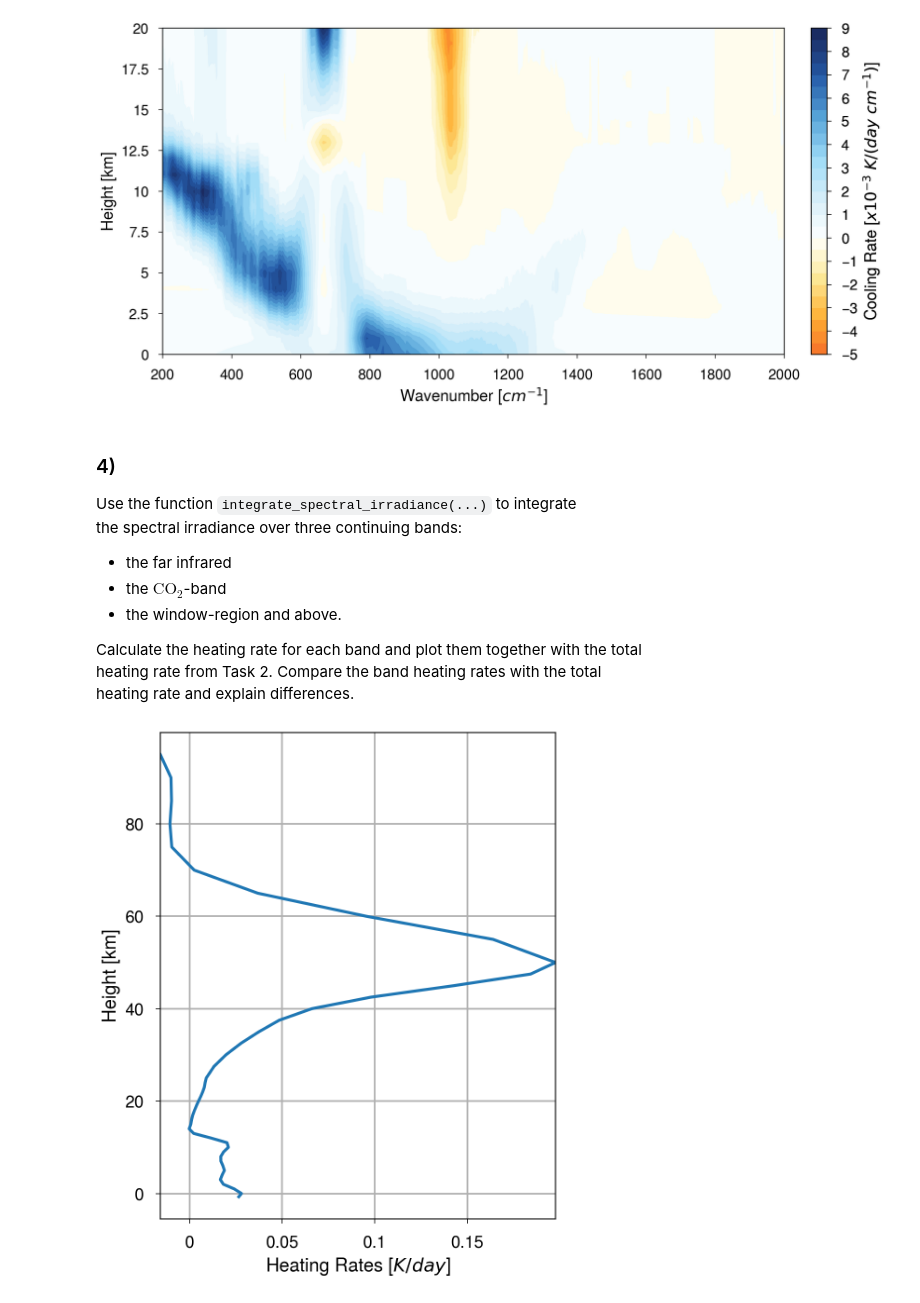
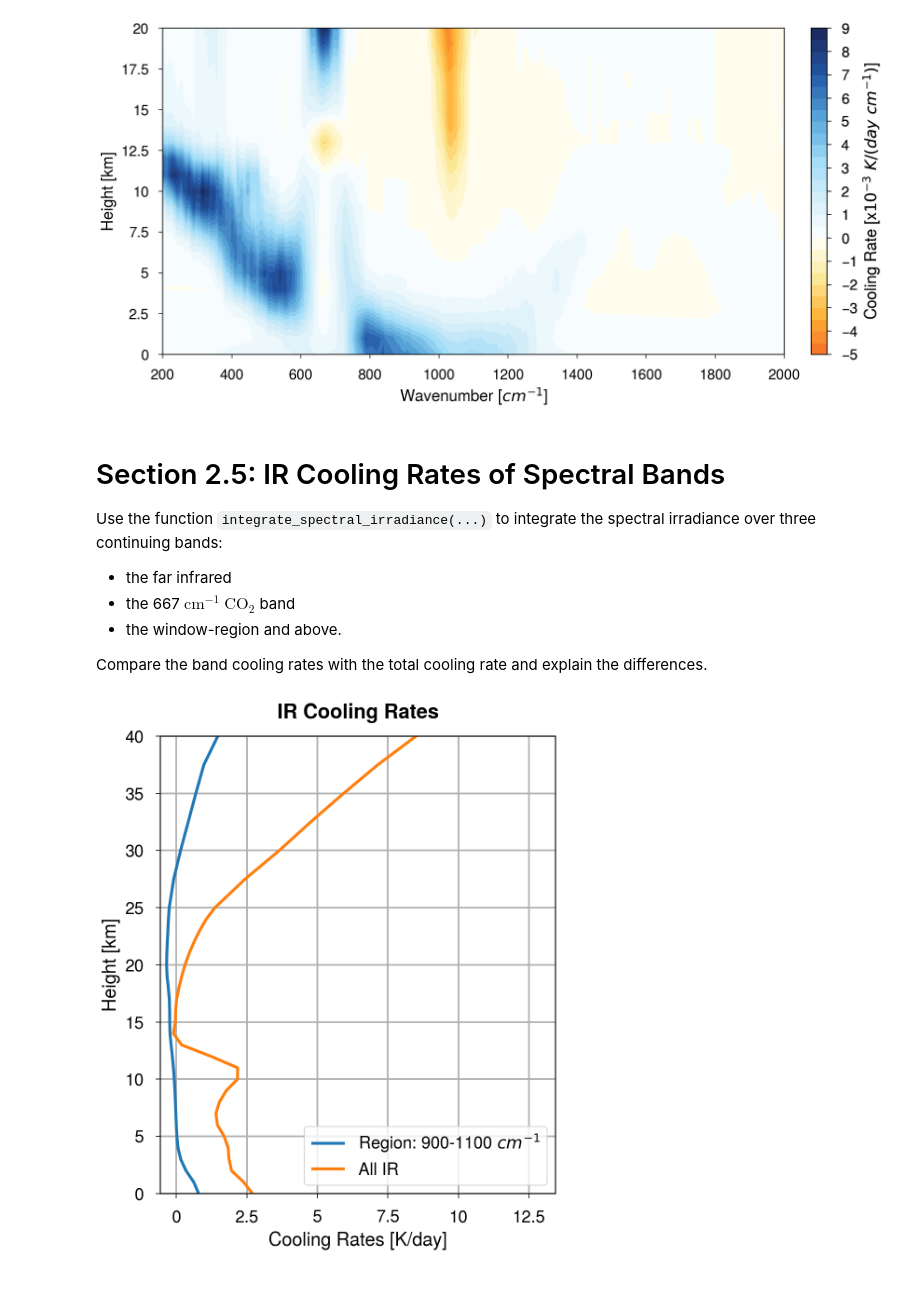
Before and after one commit to wblumberg/ESCI345, a Jupyter notebook: 10.Radiative_Fluxes_and_Heating/heating_rates.ipynb, the cells around one changed output. Drawn from its saved outputs; the diff is of its cells as text; code cells hidden in the pictures.

```diff
--- a/10.Radiative_Fluxes_and_Heating/heating_rates.ipynb
+++ b/10.Radiative_Fluxes_and_Heating/heating_rates.ipynb
@@ -113,13 +133,13 @@ def calc_heatingrates(z, p, T, Fnet):
         heating_rate = grad_flux * (1./(density * Cp).squeeze()).T
 
 
-    return heating_rate, z
+    return heating_rate*3600*24, z
 # %%
 # Calculate heating rate and plot it
 net_flux = flux_upward - flux_downward
-HR,zp_lay = calc_heatingrates(z, p, T, net_flux)
+total_heating,zp_lay = calc_heatingrates(z, p, T, net_flux)
 fig, axs = pplt.subplots(ncols=1, nrows=1, figsize=(5,6))
-axs.plot(HR.squeeze()* 3600*24, z/1000.)
-axs.format(grid=True, ylabel="Height [km]", xlabel="Heating Rates [$K/day$]")
+axs.plot(total_heating.squeeze(), z/1000.)
+axs.format(grid=True, ylabel="Height [km]", xlabel="Cooling Rate [K/day]")
 pplt.show()
 # %% [output]
@@ -193,26 +221,32 @@ pplt.show()
 # %% [output]
 [figure]
 # %% [markdown]
-### 4)
-Use the function `integrate_spectral_irradiance(...)` to integrate
-the spectral irradiance over three continuing bands:
+# Section 2.5: IR Cooling Rates of Spectral Bands
+
+Use the function `integrate_spectral_irradiance(...)` to integrate the spectral irradiance over three continuing bands:
 
 * the far infrared
-* the $\text{CO}_2$-band
+* the 667 $\text{cm}^{-1}$ $\text{CO}_2$ band
 * the window-region and above.
 
-Calculate the heating rate for each band and plot them together with the total
-heating rate from Task 2. Compare the band heating rates with the total
-heating rate and explain differences.
+Compare the band cooling rates with the total cooling rate and explain the differences.
 # %%
 # calculate the heating rate for each band and plot them together with the other heating rate
-net_flux = (spectral_flux_upward - spectral_flux_downward)
-flux_band = integrate_spectral_irradiance(wnum.magnitude, net_flux)
-heating, z = calc_heatingrates(z, p, T, flux_band)
+fmin = 900 # minimum waven
+fmax = 1100
+
+net_flux = (spectral_flux_upward - spectral_flux_downward)*100 # multiplying by 100 gives us wavenumbers in inverse meters
+flux_band = integrate_spectral_irradiance(wnum.magnitude, net_flux, fmin=fmin, fmax=fmax)
+band_heating, z = calc_heatingrates(z, p, T, flux_band)
 # %%
+# Calculate heating rate and plot it
 fig, axs = pplt.subplots(ncols=1, nrows=1, figsize=(5,6))
-axs.plot(heating.squeeze()* 3600*24, z/1000.)
-axs.format(grid=True, ylabel="Height [km]", xlabel="Heating Rates [$K/day$]")
+fig.format(suptitle=f"IR Cooling Rates")
+axs.plot(band_heating, z/1000., label=f"Region: {fmin}-{fmax} ${{cm}}^{{-1}}$")
+axs.plot(total_heating.squeeze(), z/1000.,label="All IR")
+axs.format(grid=True, ylabel="Height [km]", xlabel="Cooling Rates [K/day]",
+          ylim=(0,40))
+axs.legend(loc=0, ncols=1)
 pplt.show()
 # %% [output]
-[figure, old version]
+[figure, new version]
```
Also changed, not shown: parts of 16 cells of this notebook.
